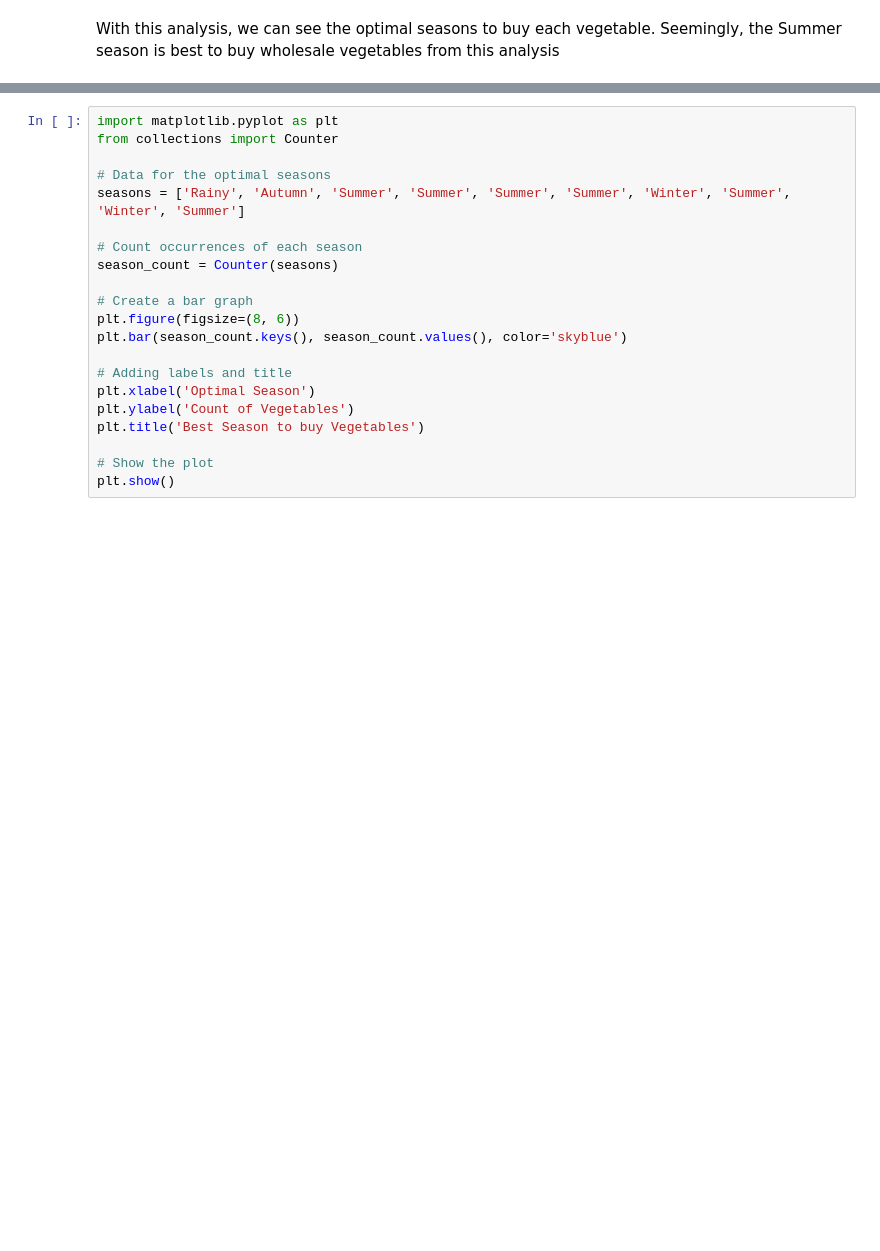
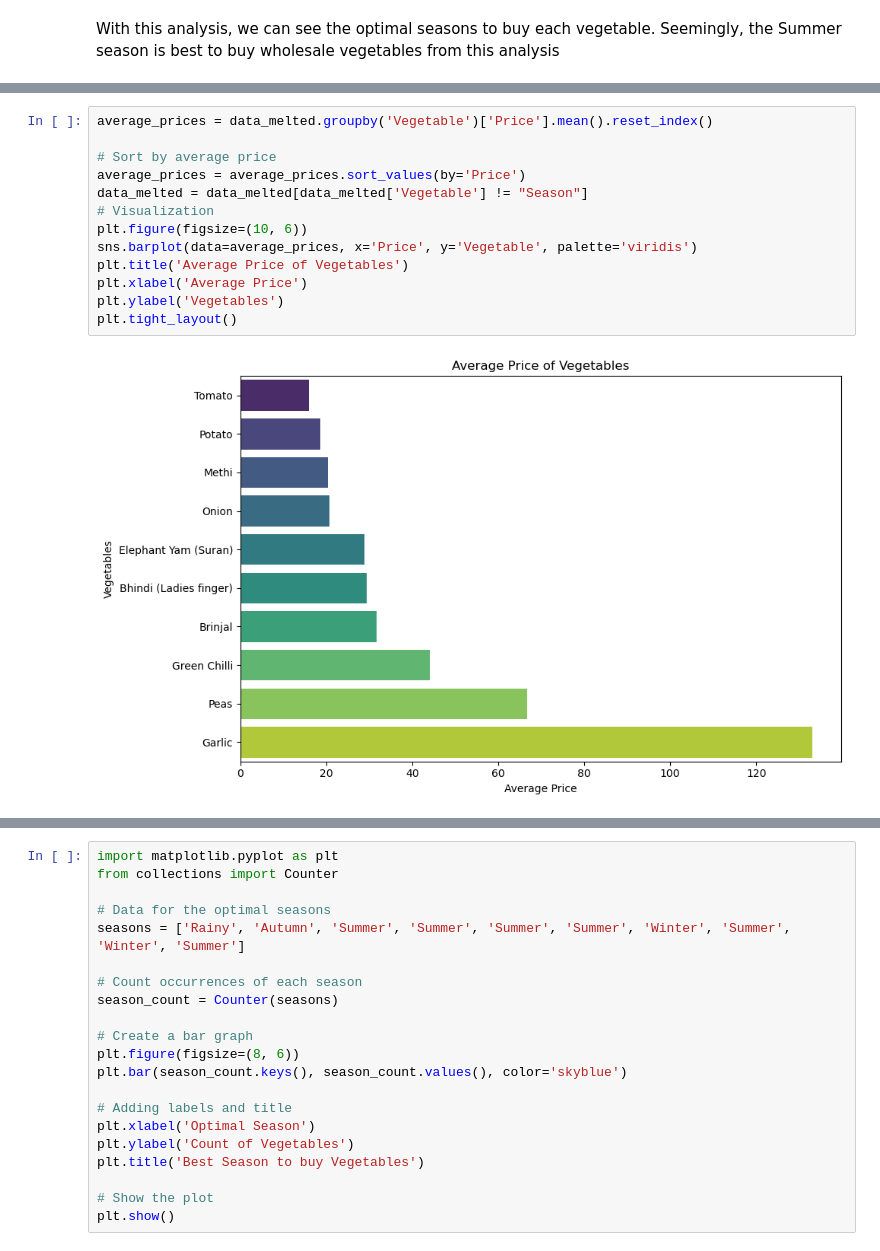
Before and after one commit to Thato-Th/ExploreAI-Python-Project, a Jupyter notebook: Vegetables Prices Analysis.ipynb, the cells around one changed output, grey strips where cells are left out. Drawn from its saved outputs; the diff is of its cells as text; blank space fills up the shorter version.

```diff
--- a/Vegetables Prices Analysis.ipynb
+++ b/Vegetables Prices Analysis.ipynb
@@ -492,0 +504,15 @@ With this analysis, we can see the optimal seasons to buy each vegetable. Seemin
+# %%
+average_prices = data_melted.groupby('Vegetable')['Price'].mean().reset_index()
+
+# Sort by average price
+average_prices = average_prices.sort_values(by='Price')
+data_melted = data_melted[data_melted['Vegetable'] != "Season"]
+# Visualization
+plt.figure(figsize=(10, 6))
+sns.barplot(data=average_prices, x='Price', y='Vegetable', palette='viridis')
+plt.title('Average Price of Vegetables')
+plt.xlabel('Average Price')
+plt.ylabel('Vegetables')
+plt.tight_layout()
+# %% [output]
+[figure, added]
```
Also changed, not shown: parts of 5 cells of this notebook.
